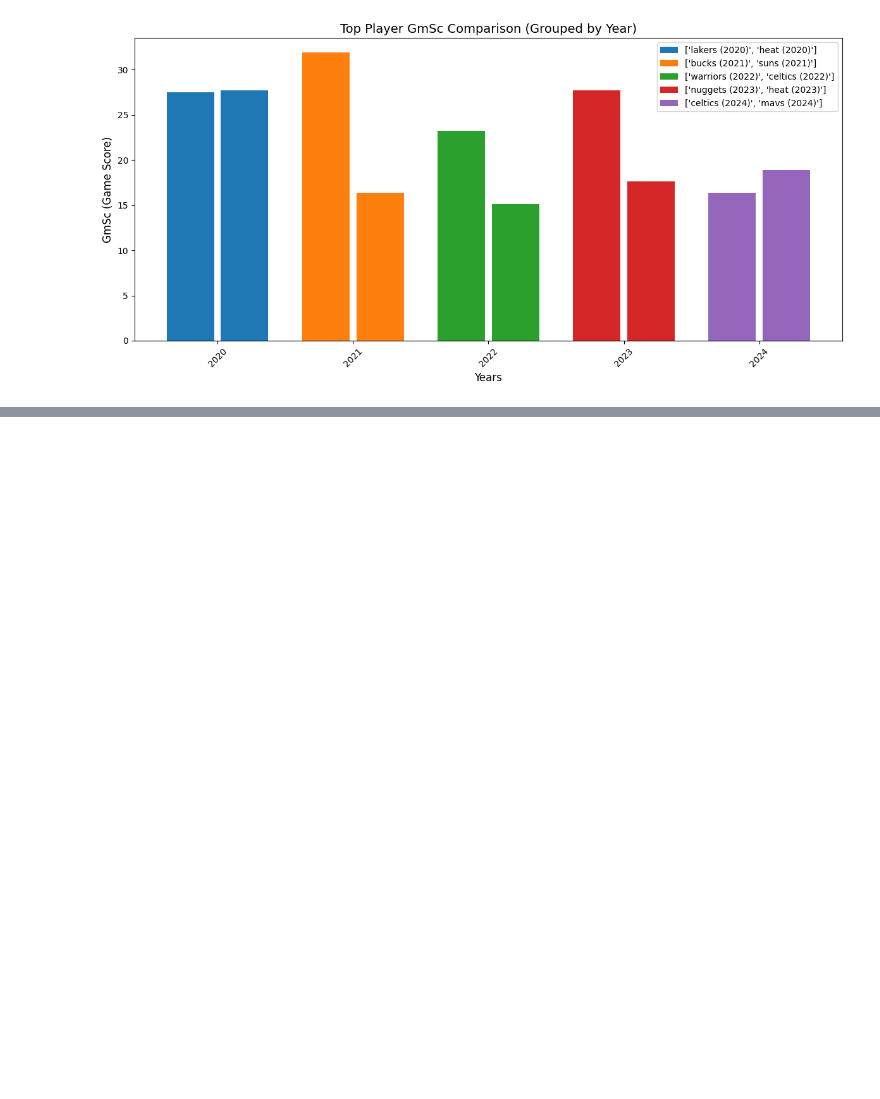
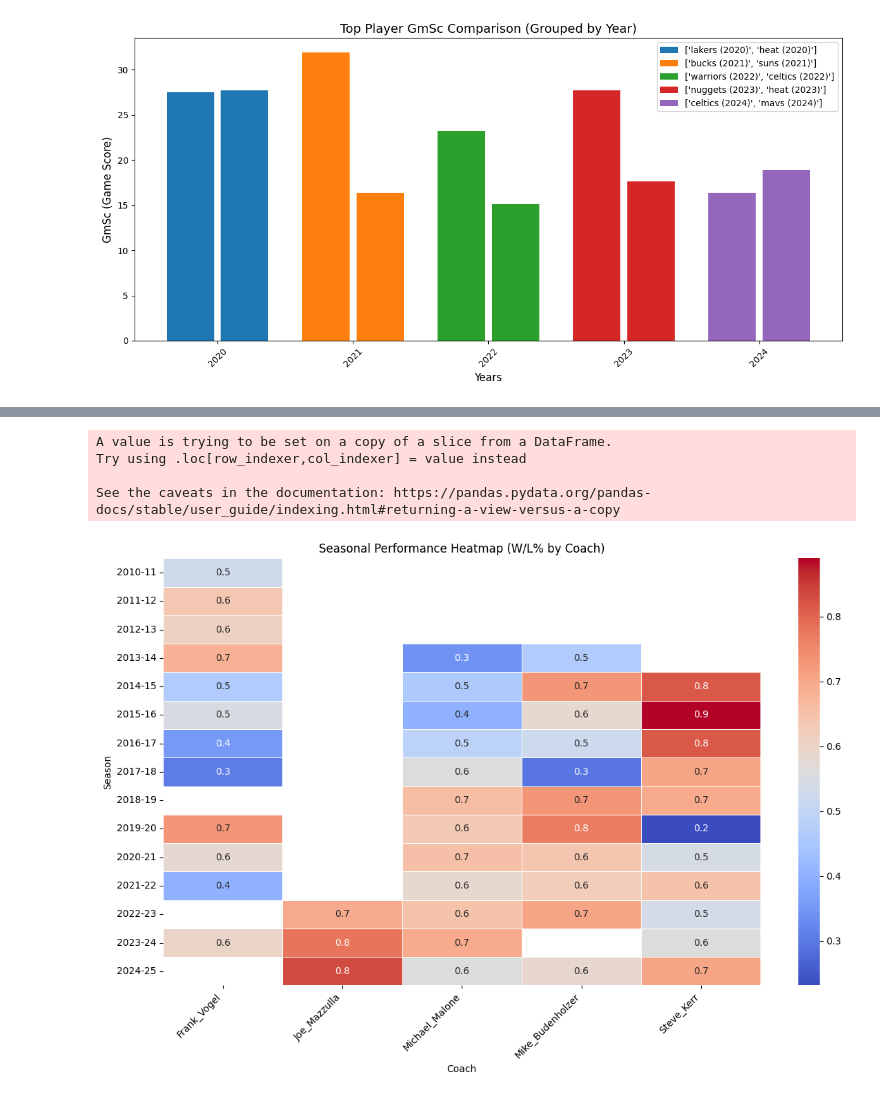
Before and after one commit to nthn22/2410project, a Jupyter notebook: 2410project/creategraphs.ipynb, the cells around one changed output, grey strips where cells are left out. Cells and saved outputs as stored; diff of their text form; code cells hidden in the pictures; blank space fills up the shorter version.

```diff
--- a/2410project/creategraphs.ipynb
+++ b/2410project/creategraphs.ipynb
@@ -79,0 +360,45 @@ plt.show()
+# %%
+import pandas as pd
+import seaborn as sns
+import matplotlib.pyplot as plt
+
+# Load the CSV files into DataFrames
+file_paths = [
+    "championcoaches/Michael_Malone_Coaching_Record_Cleaned_Output.csv",
+    "championcoaches/Mike_Budenholzer_Coaching_Record_Cleaned_Output.csv",
+    "championcoaches/Steve_Kerr_Coaching_Record_Cleaned_Output.csv",
+    "championcoaches/Frank_Vogel_Coaching_Record_Cleaned_Output.csv",
+    "championcoaches/Joe_Mazzulla_Coaching_Record_Cleaned_Output.csv",
+]
+
+# Combine all files into one DataFrame with an identifier for each coach
+combined_data = pd.concat(
+    [pd.read_csv(file_path).assign(Coach=file_path.split("/")[-1].replace("_Coaching_Record_Cleaned_Output.csv", "")) for file_path in file_paths]
+)
+
+# Select relevant columns for the heatmap
+relevant_columns = ['Season', 'W', 'L', 'W/L%', 'W > .500']
+processed_data = combined_data[relevant_columns + ['Coach']]
+
+# Convert appropriate columns to numeric for heatmap
+for col in ['W', 'L', 'W/L%', 'W > .500']:
+    processed_data[col] = pd.to_numeric(processed_data[col], errors='coerce')
+
+# Create pivot table for heatmap (rows as seasons, columns as metrics, values as one metric at a time)
+heatmap_data = processed_data.pivot(index='Season', columns='Coach', values='W/L%')  # Example for wins
+
+# Plot heatmap
+plt.figure(figsize=(12, 8))
+sns.heatmap(heatmap_data, cmap="coolwarm", annot=True, fmt=".1f", linewidths=0.5)
+plt.title("Seasonal Performance Heatmap (W/L% by Coach)")
+plt.ylabel("Season")
+plt.xlabel("Coach")
+plt.xticks(rotation=45, ha='right')
+plt.tight_layout()
+plt.show()
+# %% [output]
+A value is trying to be set on a copy of a slice from a DataFrame.
+Try using .loc[row_indexer,col_indexer] = value instead
+
+See the caveats in the documentation: https://pandas.pydata.org/pandas-docs/stable/user_guide/indexing.html#returning-a-view-versus-a-copy
+[figure, added]
```
Also changed, not shown: parts of 6 cells of this notebook, 34 other files.
